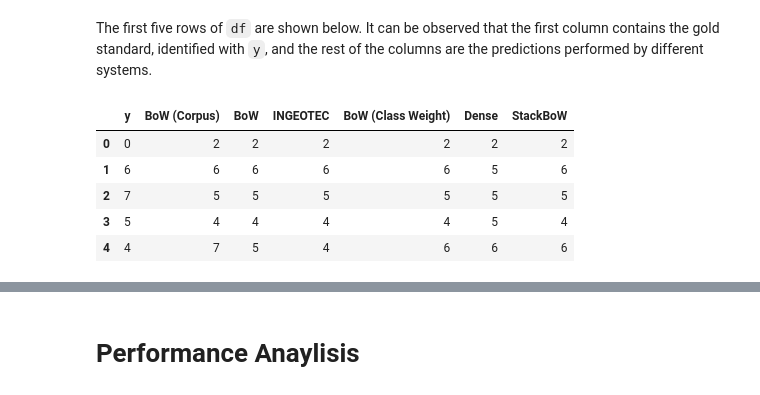
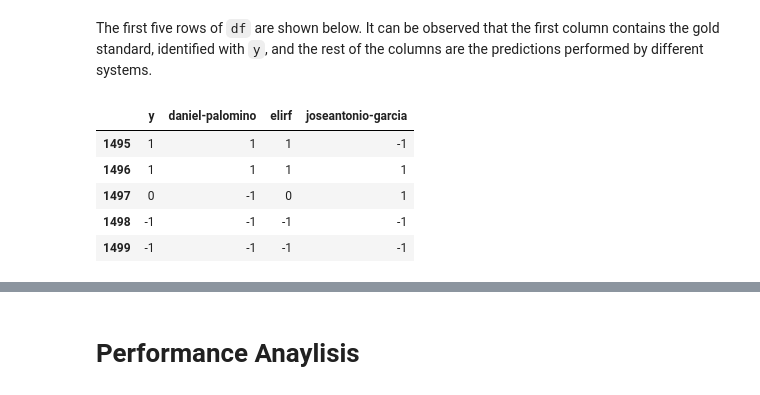
Before and after one commit to NavaSergio/python_autoestudio, a Jupyter notebook: test_CompStats/CompStats.ipynb, the cells around one changed output, grey strips where cells are left out. Drawn from its saved outputs; the diff is of its cells as text; code cells hidden in the pictures.

```diff
--- a/test_CompStats/CompStats.ipynb
+++ b/test_CompStats/CompStats.ipynb
@@ -71,5 +47,5 @@ Once we have set up our environment, we can explore what CompStats offers. Let's
 
 To illustrate the use of CompStats, we will use a dataset included in the CompStats package. The path of the dataset is found with the following instructions. The variable `DATA` contains the path as shown below.
 # %%
-from CompStats.tests.test_performance import DATA
-DATA
+# from CompStats.tests.test_performance import DATA
+DATA = 'tass2020_task1_mx.csv'
@@ -82,11 +56,11 @@ df = pd.read_csv(DATA)
 # %% [markdown]
 The first five rows of `df` are shown below. It can be observed that the first column contains the gold standard, identified with `y`, and the rest of the columns are the predictions performed by different systems.
 # %%
-df.head(5)
+df.tail(5)
 # %% [output]
-|  | y | BoW (Corpus) | BoW | INGEOTEC | BoW (Class Weight) | Dense | StackBoW |
-| 0 | 0 | 2 | 2 | 2 | 2 | 2 | 2 |
-| 1 | 6 | 6 | 6 | 6 | 6 | 5 | 6 |
-| 2 | 7 | 5 | 5 | 5 | 5 | 5 | 5 |
-| 3 | 5 | 4 | 4 | 4 | 4 | 5 | 4 |
-| 4 | 4 | 7 | 5 | 4 | 6 | 6 | 6 |
+|  | y | daniel-palomino | elirf | joseantonio-garcia |
+| 1495 | 1 | 1 | 1 | -1 |
+| 1496 | 1 | 1 | 1 | 1 |
+| 1497 | 0 | -1 | 0 | 1 |
+| 1498 | -1 | -1 | -1 | -1 |
+| 1499 | -1 | -1 | -1 | -1 |
```
Also changed, not shown: parts of 13 cells of this notebook, 3 other files.
